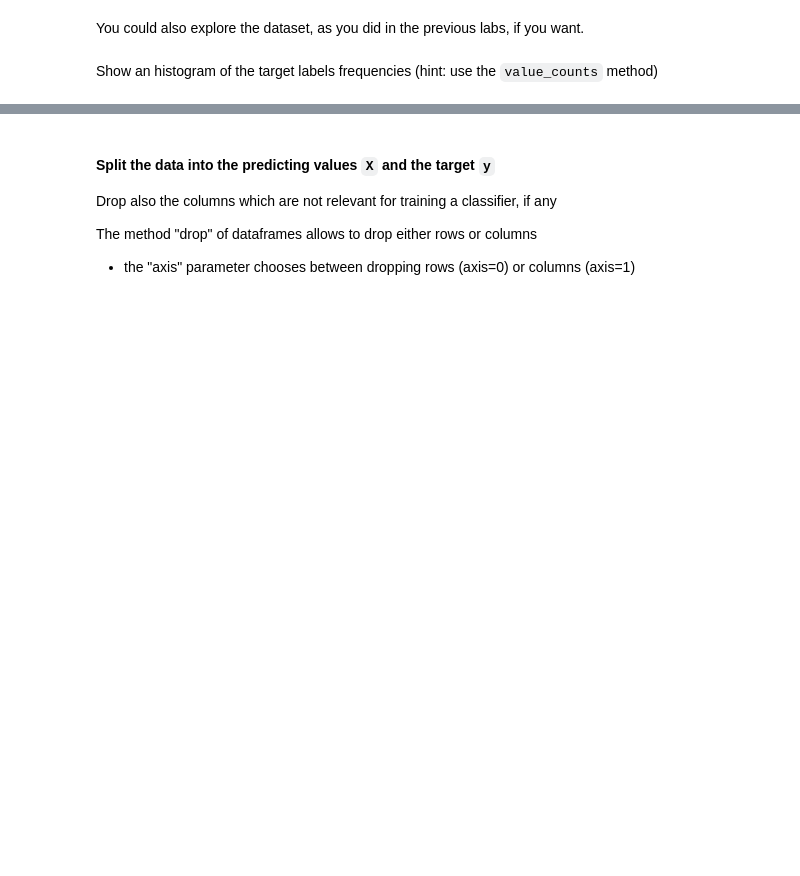
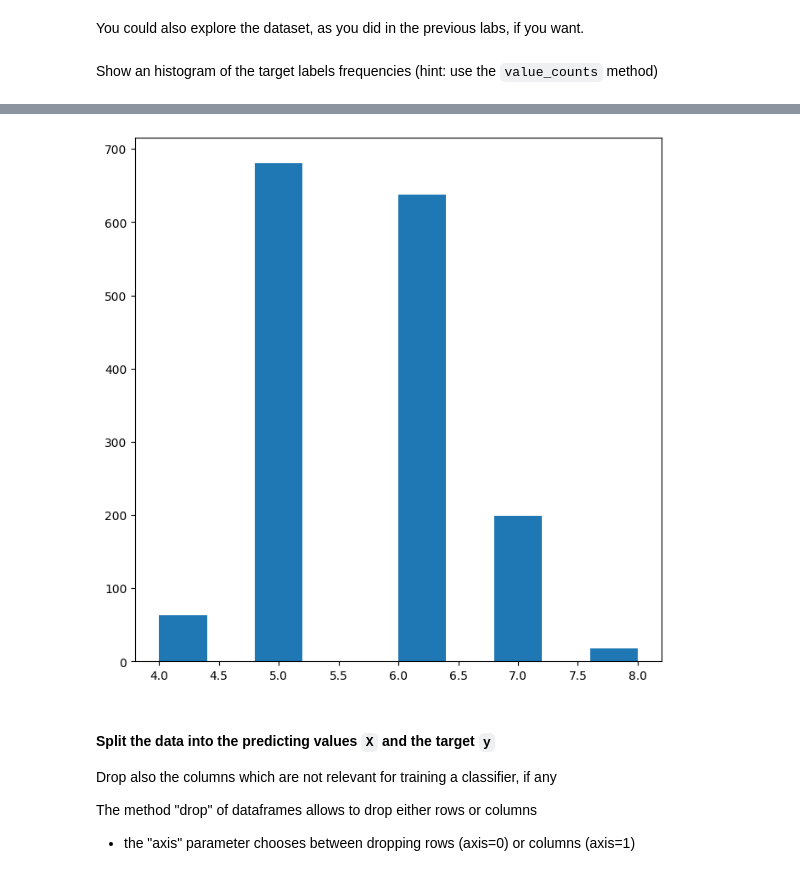
Before and after one commit to mohamadch91/MLDM_Unibo_public, a Jupyter notebook: Lab_exercises/Lab-topic-3b-tuning-dt-grid-search-cv/Lab-topic-3b-tuning-dt-grid-search-cv-nocode.ipynb, the cells around one changed output, grey strips where cells are left out. Drawn from its saved outputs; the diff is of its cells as text; code cells hidden in the pictures; blank space fills up the shorter version.

```diff
--- a/Lab_exercises/Lab-topic-3b-tuning-dt-grid-search-cv/Lab-topic-3b-tuning-dt-grid-search-cv-nocode.ipynb
+++ b/Lab_exercises/Lab-topic-3b-tuning-dt-grid-search-cv/Lab-topic-3b-tuning-dt-grid-search-cv-nocode.ipynb
@@ -70,7 +70,7 @@ np.random.seed(random_state)
 # the random state is reset here in numpy, all the scikit-learn procedure use the numpy random state
 # obviously the experiment can be repeated exactly only with a complete run of the program
 
-data_url = "../../data/winequality-red.csv"
+data_url = "data/winequality-red.csv"
 sep = ';'
 # sep = ','
 target = 'quality'
@@ -81,0 +79,3 @@ Shape of the input data (1599, 12)
+# %%
+df = pd.read_csv(data_url,sep=sep)
+df
@@ -82,6 +96,6 @@ Shape of the input data (1599, 12)
 # %%
 # optional data modification, to merge quality levels 3 and 4
 ### Change quality label 3 to 4 in the dataframe
-# print("quality value counts before:\n", df[target].value_counts().sort_index())
-# df.loc[df[target] == 3, target] = 4
-# print("quality value counts after:\n", df[target].value_counts().sort_index())
+display("quality value counts before:\n", df[target].value_counts().sort_index())
+df.loc[df[target] == 3, target] = 4
+display("quality value counts after:\n", df[target].value_counts().sort_index())
@@ -107,3 +136,8 @@ Show an histogram of the target labels frequencies (hint: use the `value_counts`
+# %%
+plt.hist(df[target])
+plt.show()
+# %% [output]
+[figure, added]
 # %% [markdown]
 #### Split the data into the __predicting values__ `X` and the __target__ `y`
 Drop also the columns which are not relevant for training a classifier, if any
```
Also changed, not shown: parts of 17 cells of this notebook.
